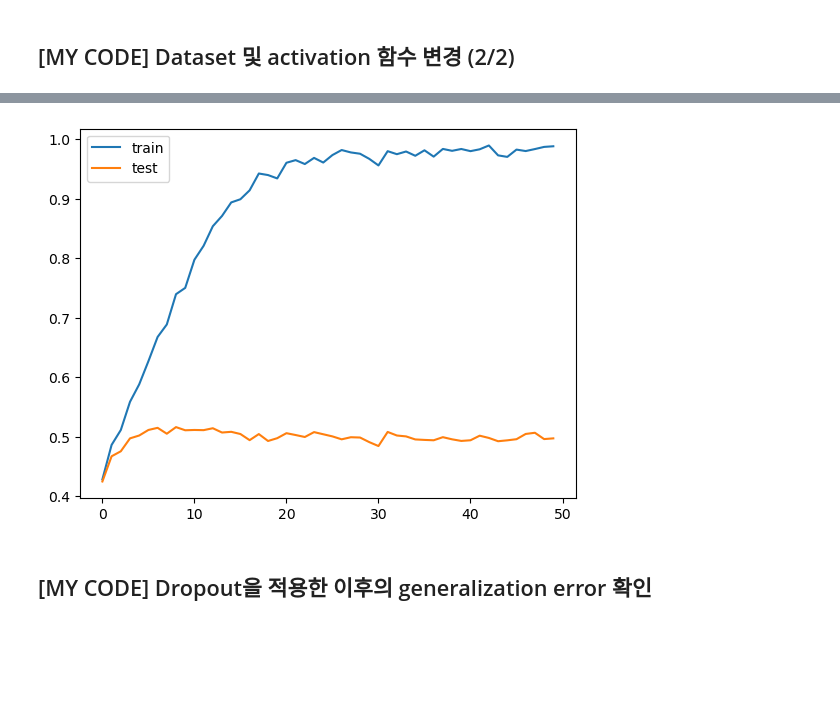
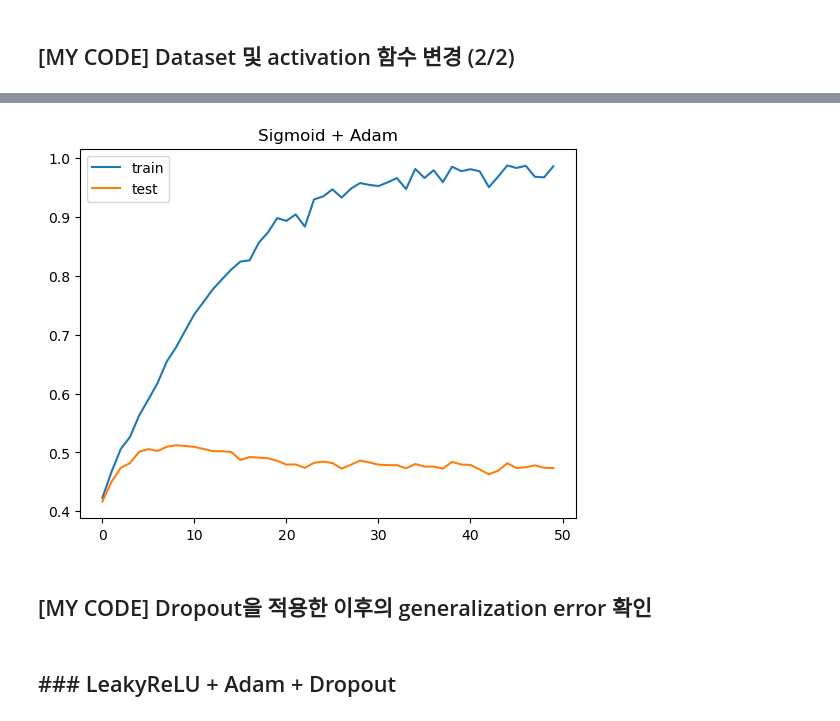
Before and after one commit to adunStudio/hanghae99_plusAI_2, a Jupyter notebook: 1주차/[1주차] 심화과제.ipynb, the cells around one changed output, grey strips where cells are left out. Saved outputs shown, nothing was run; the diff lists cells and outputs as text; code cells hidden in the pictures; blank space fills up the shorter version.

```diff
--- a/1주차/[1주차] 심화과제.ipynb
+++ b/1주차/[1주차] 심화과제.ipynb
@@ -152,5 +154,5 @@ num_epochs = 50
 criterion = nn.CrossEntropyLoss()
 
 train_accuracies = []
-test_accuracies = []
+leakyReLU_SGD_test_accuracies = []
 # %%
@@ -158,7 +160,7 @@ test_accuracies = []
 # %%
 import time
 
-model = Model(nn.LeakyReLU, 3 * 32 * 32, 1024, 10)
+model = Model(nn.LeakyReLU, 3 * 32 * 32, 512, 10)
 model = model.to(device)
 
 optimizer = optim.SGD(model.parameters(), lr=lr)
@@ -179,6 +181,7 @@ for epoch in range(num_epochs):
     optimizer.step()
 
     total_loss += loss.item()
+    average_loss = total_loss / len(train_loader)
 
   end_time = time.time()
   epoch_time = end_time - start_time  # 에포크 실행 시간 계산
@@ -189,11 +192,11 @@ for epoch in range(num_epochs):
     test_acc = accuracy(model, test_loader)    # 테스트 데이터 정확도
 
   train_accuracies.append(train_acc)
-  test_accuracies.append(test_acc)
+  leakyReLU_SGD_test_accuracies.append(test_acc)
 
   print(f"Epoch {epoch+1:3d} |"
         f" Time: {epoch_time:.2f} seconds |"
-        f" Loss: {total_loss:.2f} |"
+        f" Loss: {average_loss:.2f} |"
         f" Train Acc: {train_acc:.3f} |"
         f" Test Acc: {test_acc:.3f}")
 # %% [output]
@@ -223,5 +226,5 @@ plot_acc(train_accuracies, test_accuracies)
 # %%
-model = Model(nn.LeakyReLU, 3 * 32 * 32, 1024, 10)
+model = Model(nn.LeakyReLU, 3 * 32 * 32, 512, 10)
 model = model.to(device)
 
 # 손실 함수: 교차 엔트로피 손실 (분류 문제에서 사용)
@@ -231,7 +234,7 @@ criterion = nn.CrossEntropyLoss()
 optimizer = optim.Adam(model.parameters(), lr=lr)
 
 train_accuracies = []
-test_accuracies = []
+leakyReLU_adam_test_accuracies = []
 
 for epoch in range(num_epochs):
   start_time = time.time()  # 에포크 시작 시간 기록
@@ -249,6 +252,7 @@ for epoch in range(num_epochs):
     optimizer.step()
 
     total_loss += loss.item()
+    average_loss = total_loss / len(train_loader)
 
   end_time = time.time()
   epoch_time = end_time - start_time  # 에포크 실행 시간 계산
@@ -259,11 +263,11 @@ for epoch in range(num_epochs):
     test_acc = accuracy(model, test_loader)    # 테스트 데이터 정확도
 
   train_accuracies.append(train_acc)
-  test_accuracies.append(test_acc)
+  leakyReLU_adam_test_accuracies.append(test_acc)
 
   print(f"Epoch {epoch+1:3d} |"
         f" Time: {epoch_time:.2f} seconds |"
-        f" Loss: {total_loss:.2f} |"
+        f" Loss: {average_loss:.2f} |"
         f" Train Acc: {train_acc:.3f} |"
         f" Test Acc: {test_acc:.3f}")
 # %% [output]
@@ -293,5 +299,5 @@ plot_acc(train_accuracies, test_accuracies)
 # %%
-model = Model(nn.Sigmoid, 3 * 32 * 32, 1024, 10)
+model = Model(nn.Sigmoid, 3 * 32 * 32, 512, 10)
 model = model.to(device)
 
 # 손실 함수: 교차 엔트로피 손실 (분류 문제에서 사용)
@@ -301,7 +307,7 @@ criterion = nn.CrossEntropyLoss()
 optimizer = optim.Adam(model.parameters(), lr=lr)
 
 train_accuracies = []
-test_accuracies = []
+sigmoid_adam_test_accuracies = []
 
 for epoch in range(num_epochs):
   start_time = time.time()  # 에포크 시작 시간 기록
@@ -319,6 +325,7 @@ for epoch in range(num_epochs):
     optimizer.step()
 
     total_loss += loss.item()
+    average_loss = total_loss / len(train_loader)
 
   end_time = time.time()
   epoch_time = end_time - start_time  # 에포크 실행 시간 계산
@@ -329,11 +336,11 @@ for epoch in range(num_epochs):
     test_acc = accuracy(model, test_loader)    # 테스트 데이터 정확도
 
   train_accuracies.append(train_acc)
-  test_accuracies.append(test_acc)
+  sigmoid_adam_test_accuracies.append(test_acc)
 
   print(f"Epoch {epoch+1:3d} |"
         f" Time: {epoch_time:.2f} seconds |"
-        f" Loss: {total_loss:.2f} |"
+        f" Loss: {average_loss:.2f} |"
         f" Train Acc: {train_acc:.3f} |"
         f" Test Acc: {test_acc:.3f}")
 # %% [output]
@@ -357,7 +364,7 @@ Epoch  50 | Time: 5.16 seconds | Loss: 11.04 | Train Acc: 0.988 | Test Acc: 0.49
 # %%
-plot_acc(train_accuracies, test_accuracies)
+plot_acc('Sigmoid + Adam', train_accuracies, sigmoid_adam_test_accuracies)
 # %% [output]
-[figure, old version]
+[figure, new version]
 # %% [markdown]
 ## [MY CODE] Dropout을 적용한 이후의 generalization error 확인
 # %%
@@ -380,4 +387,6 @@ class ModelWithDrop(nn.Module):
         x = self.dropout(x)
         x = self.layer3(x)                 # 세 번째 레이어 (로짓 반환)
         return x
+# %% [markdown]
+## ### LeakyReLU + Adam + Dropout
 # %%
```
Also changed, not shown: parts of 16 cells of this notebook.
